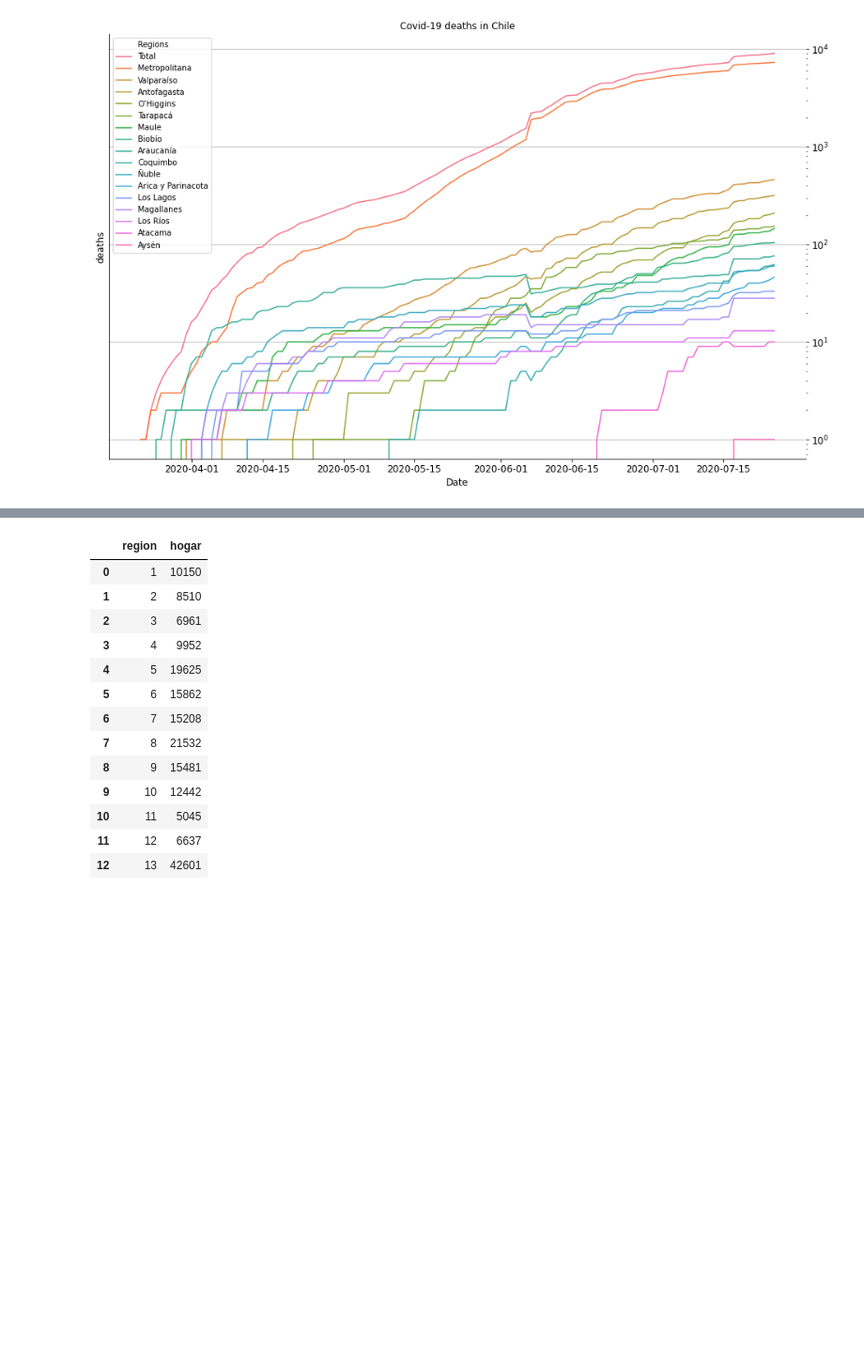
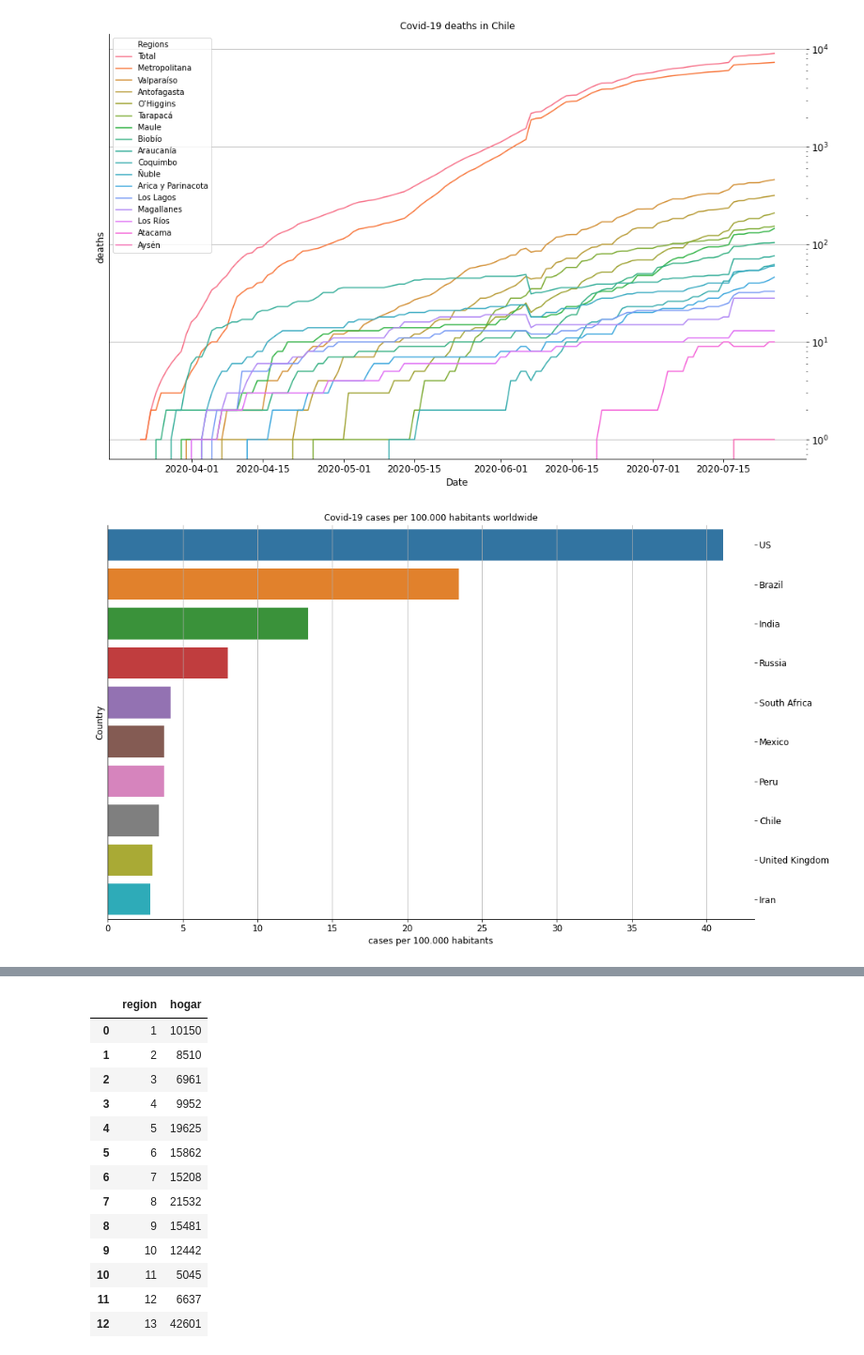
Before and after one commit to muellermax/Chile-Capstone, a Jupyter notebook: Chile Capstone.ipynb, the cells around one changed output, grey strips where cells are left out. Shown at 94% size. Saved outputs shown, nothing was run; the diff lists cells and outputs as text; code cells hidden in the pictures; blank space fills up the shorter version.

Commit message:
Prepared cases and deaths per 100k plots

```diff
--- a/Chile Capstone.ipynb
+++ b/Chile Capstone.ipynb
@@ -39,9 +39,11 @@ deaths_districs = pd.read_csv(
     'https://raw.githubusercontent.com/MinCiencia/Datos-COVID19/master/output/producto38/CasosFallecidosPorComuna.csv'
 )
 
-# Prepare transposed version of cases and deaths DataFrames
-cases_districs_t = np.transpose(cases)
-deaths_districs_t = np.transpose(deaths)
+# Read in data about Covid-19 worldwide
+csse_cases_all = pd.read_csv(
+    'https://raw.githubusercontent.com/CSSEGISandData/COVID-19/master/csse_covid_19_data/csse_covid_19_time_series/time_series_covid19_confirmed_global.csv')
+csse_deaths_all = pd.read_csv(
+    'https://raw.githubusercontent.com/CSSEGISandData/COVID-19/master/csse_covid_19_data/csse_covid_19_time_series/time_series_covid19_deaths_global.csv')
 # %%
 # First look at dataframes
 
@@ -122,3 +124,33 @@ timeline_plot(cases_regions, 'cases')
 timeline_plot(deaths_regions, 'deaths')
 # %% [output]
 [figure]
+# %%
+# Make a plot: If 'country' is within m, then show it as red and the rest grey. If not, add it at the end of m.
+
+
+def plot_covid_worldwide(df, title, m):
+    df_current = df.iloc[:, [1, -1]]
+    df_current.columns = ['Country', 'Cases']
+    df_current.loc[:, 'per 100.000'] = df_current.loc[:, 'Cases'] / 100000
+
+
+    df_current = df_current.groupby('Country')['per 100.000'].sum().reset_index().sort_values(['per 100.000'], ascending = False).head(m).reset_index()
+
+    f, ax = plt.subplots(figsize = (16, 10))
+
+    g = sns.barplot(y = df_current['Country'], x = df_current['per 100.000'])
+    plt.ylabel('Country', fontsize = 12)
+    plt.xlabel('{} per 100.000 habitants'.format(title), fontsize = 12)
+    plt.title('Covid-19 {} per 100.000 habitants worldwide'.format(title), fontsize = 12)
+
+    plt.tick_params(labelsize=12)
+    ax.yaxis.tick_right()
+
+    plt.grid(False)
+    ax.xaxis.grid()
+    sns.despine()
+    plt.show()
+# %%
+plot_covid_worldwide(csse_cases_all, 'cases', 10)
+# %% [output]
+[figure, added]
```
Also changed, not shown: parts of 1 cell of this notebook.
